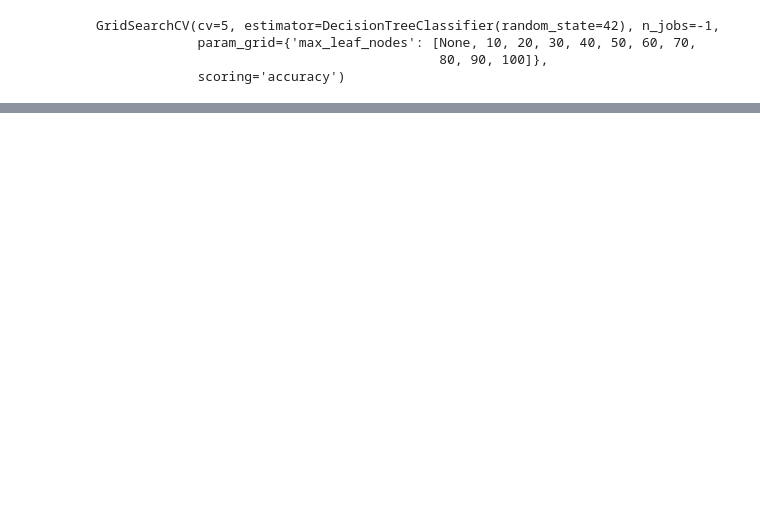
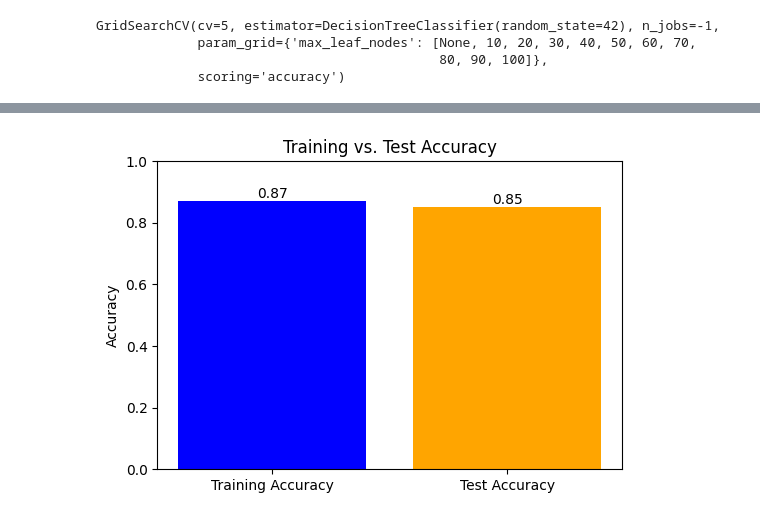
Before and after one commit to mrashutoshnigam/ai-ml-course, a Jupyter notebook: Machine-Learning/Oreilly/Exercise/Chapter6/ques7.ipynb, the cells around one changed output, grey strips where cells are left out. Cells and saved outputs as stored; diff of their text form; code cells hidden in the pictures; blank space fills up the shorter version.

```diff
--- a/Machine-Learning/Oreilly/Exercise/Chapter6/ques7.ipynb
+++ b/Machine-Learning/Oreilly/Exercise/Chapter6/ques7.ipynb
@@ -81,0 +87,24 @@ plt.show()
+# %%
+from sklearn.metrics import accuracy_score
+# Assuming grid_search has been fitted as in the previous GridSearchCV example
+# For reference:
+# grid_search.fit(X_train, y_train)
+# best_model = grid_search.best_estimator_
+
+# Compute accuracies
+train_acc = accuracy_score(y_train, best_model.predict(X_train))
+test_acc = accuracy_score(y_test, best_model.predict(X_test))
+
+# Plot bar chart
+plt.figure(figsize=(6, 4))
+accuracies = [train_acc, test_acc]
+labels = ['Training Accuracy', 'Test Accuracy']
+plt.bar(labels, accuracies, color=['blue', 'orange'])
+plt.ylim(0, 1)
+plt.title('Training vs. Test Accuracy')
+plt.ylabel('Accuracy')
+for i, v in enumerate(accuracies):
+    plt.text(i, v + 0.01, f"{v:.2f}", ha='center')
+plt.show()
+# %% [output]
+[figure, added]
```
Also changed, not shown: parts of 9 cells of this notebook.
